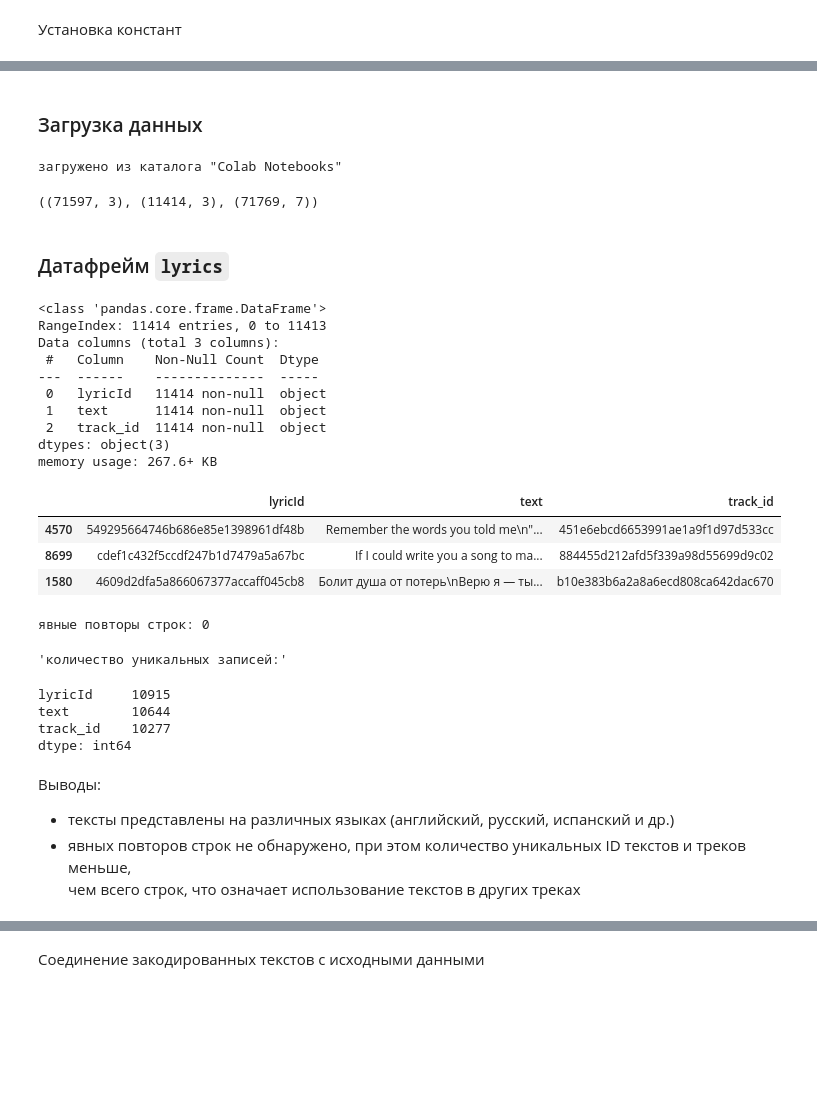
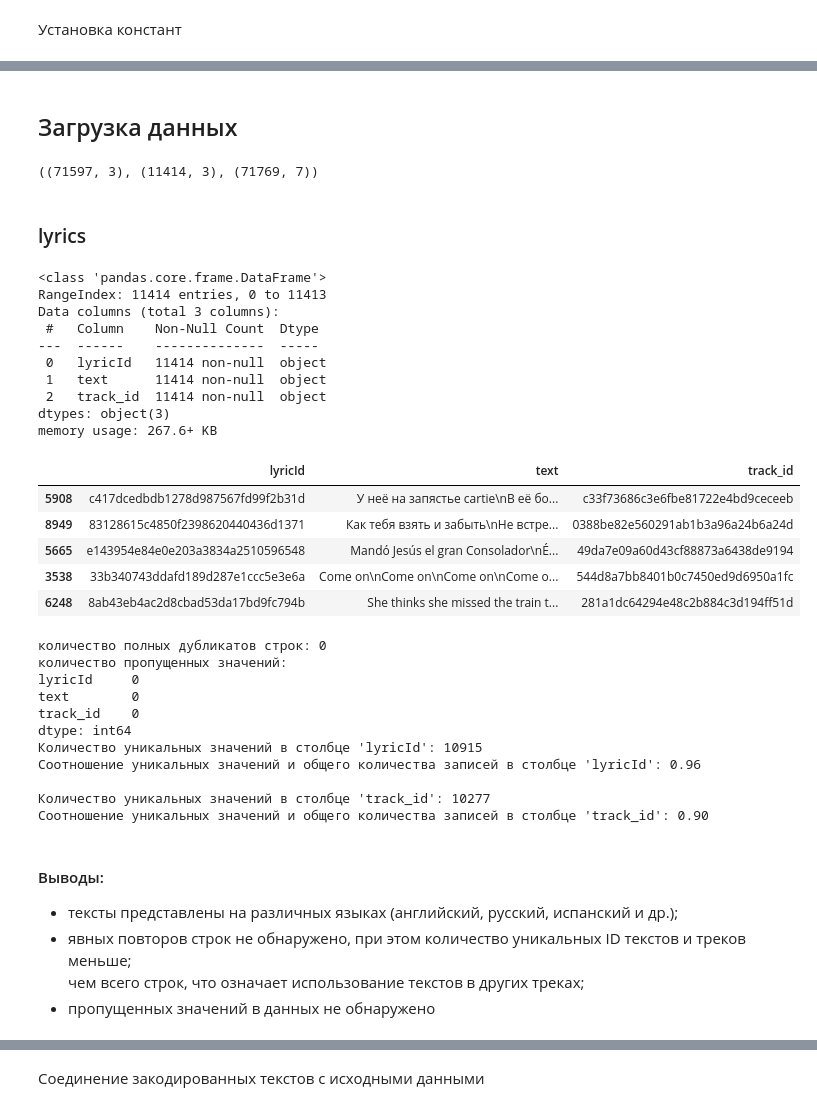
Before and after one commit to denis-42ds/cover-songs-search, a Jupyter notebook: music_covers.ipynb, the cells around one changed output, grey strips where cells are left out. Drawn from its saved outputs; the diff is of its cells as text; code cells hidden in the pictures; blank space fills up the shorter version.

```diff
--- a/music_covers.ipynb
+++ b/music_covers.ipynb
@@ -81,52 +158,51 @@ MAX_TOKEN_LEN = 512 # ограничение на максимальную дл
 # %% [markdown]
-### Загрузка данных
+## Загрузка данных
 # %%
-try:
-    covers = pd.read_json('./drive/MyDrive/Colab Notebooks/music_covers/covers.json', orient='records', lines=True)
-    lyrics = pd.read_json('./drive/MyDrive/Colab Notebooks/music_covers/lyrics.json', orient='records', lines=True)
-    meta = pd.read_json('./drive/MyDrive/Colab Notebooks/music_covers/meta.json', orient='records', lines=True)
-    print('загружено из каталога "Colab Notebooks"')
-except:
-    covers = pd.read_json('data/covers.json', orient='records', lines=True)
-    lyrics = pd.read_json('data/lyrics.json', orient='records', lines=True)
-    meta = pd.read_json('data/meta.json', orient='records', lines=True)
-    print('загружено из каталога "data"')
+covers = pd.read_json(COVERS_PATH, orient='records', lines=True)
+lyrics = pd.read_json(LYRICS_PATH, orient='records', lines=True)
+meta = pd.read_json(META_DATA_PATH, orient='records', lines=True)
 
 np.array(covers).shape, np.array(lyrics).shape, np.array(meta).shape
 # %% [output]
-загружено из каталога "Colab Notebooks"
+((71597, 3), (11414, 3), (71769, 7))
-((71597, 3), (11414, 3), (71769, 7))
 # %% [markdown]
-### Датафрейм `lyrics`
+### lyrics
+# %%
+explorer_lyrics = DatasetExplorer(lyrics, target=None)
 # %%
-lyrics.info()
-display(lyrics.sample(3))
-print('явные повторы строк:', lyrics.duplicated().sum())
-display('количество уникальных записей:', lyrics.nunique())
+explorer_lyrics.explore_dataset(assets_dir=None, list_column=None)
 # %% [output]
 <class 'pandas.core.frame.DataFrame'>
 RangeIndex: 11414 entries, 0 to 11413
 Data columns (total 3 columns):
  #   Column    Non-Null Count  Dtype
 ---  ------    --------------  -----
  0   lyricId   11414 non-null  object
  1   text      11414 non-null  object
  2   track_id  11414 non-null  object
 dtypes: object(3)
 memory usage: 267.6+ KB
 |  | lyricId | text | track_id |
-| 4570 | 549295664746b686e85e1398961df48b | Remember the words you told me\n"... | 451e6ebcd6653991ae1a9f1d97d533cc |
-| 8699 | cdef1c432f5ccdf247b1d7479a5a67bc | If I could write you a song to ma... | 884455d212afd5f339a98d55699d9c02 |
-| 1580 | 4609d2dfa5a866067377accaff045cb8 | Болит душа от потерь\nВерю я — ты... | b10e383b6a2a8a6ecd808ca642dac670 |
+| 5908 | c417dcedbdb1278d987567fd99f2b31d | У неё на запястье cartie\nВ её бо... | c33f73686c3e6fbe81722e4bd9ceceeb |
+| 8949 | 83128615c4850f2398620440436d1371 | Как тебя взять и забыть\nНе встре... | 0388be82e560291ab1b3a96a24b6a24d |
+| 5665 | e143954e84e0e203a3834a2510596548 | Mandó Jesús el gran Consolador\nÉ... | 49da7e09a60d43cf88873a6438de9194 |
+| 3538 | 33b340743ddafd189d287e1ccc5e3e6a | Come on\nCome on\nCome on\nCome o... | 544d8a7bb8401b0c7450ed9d6950a1fc |
+| 6248 | 8ab43eb4ac2d8cbad53da17bd9fc794b | She thinks she missed the train t... | 281a1dc64294e48c2b884c3d194ff51d |
-явные повторы строк: 0
+количество полных дубликатов строк: 0
+количество пропущенных значений:
+lyricId     0
+text        0
+track_id    0
+dtype: int64
+Количество уникальных значений в столбце 'lyricId': 10915
+Соотношение уникальных значений и общего количества записей в столбце 'lyricId': 0.96
+
+Количество уникальных значений в столбце 'track_id': 10277
+Соотношение уникальных значений и общего количества записей в столбце 'track_id': 0.90
-'количество уникальных записей:'
-lyricId     10915
-text        10644
-track_id    10277
-dtype: int64
 # %% [markdown]
-Выводы:
-- тексты представлены на различных языках (английский, русский, испанский и др.)
-- явных повторов строк не обнаружено, при этом количество уникальных ID текстов и треков меньше,
-  <br>чем всего строк, что означает использование текстов в других треках
+#### Выводы:
+- тексты представлены на различных языках (английский, русский, испанский и др.);
+- явных повторов строк не обнаружено, при этом количество уникальных ID текстов и треков меньше;
+  <br>чем всего строк, что означает использование текстов в других треках;
+- пропущенных значений в данных не обнаружено
 # %% [markdown]
```
Also changed, not shown: parts of 70 cells of this notebook, 4 other files.
